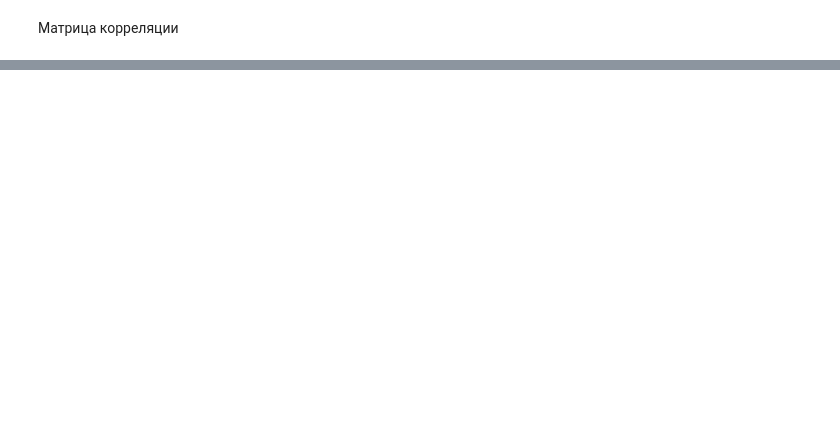
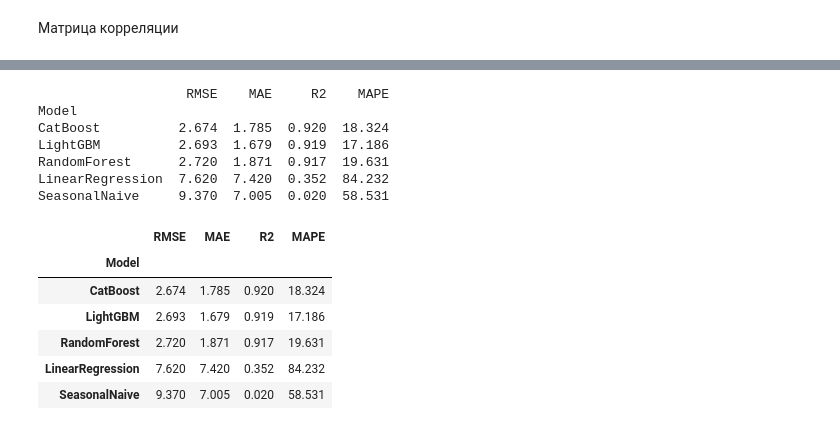
Before and after one commit to rapogahu/MT-Hackathon-2026, a Jupyter notebook: experiments.ipynb, the cells around one changed output, grey strips where cells are left out. Drawn from its saved outputs; the diff is of its cells as text; code cells hidden in the pictures; blank space fills up the shorter version.

Commit message:
Add training models

```diff
--- a/experiments.ipynb
+++ b/experiments.ipynb
@@ -88,0 +161,16 @@ plt.show()
+# %%
+from sklearn.metrics import mean_squared_error, mean_absolute_error, r2_score
+
+def mape(y_true, y_pred):
+    y_true, y_pred = np.asarray(y_true, float), np.asarray(y_pred, float)
+    mask = y_true != 0
+    return np.mean(np.abs((y_true[mask] - y_pred[mask]) / y_true[mask])) * 100
+
+def evaluate(name, y_true, y_pred):
+    return {
+        'Model': name,
+        'RMSE': np.sqrt(mean_squared_error(y_true, y_pred)),
+        'MAE':  mean_absolute_error(y_true, y_pred),
+        'R2':   r2_score(y_true, y_pred),
+        'MAPE': mape(y_true, y_pred),
+    }
@@ -88,0 +379,41 @@ plt.show()
+# %%
+def main(df):
+    cfg = CONFIG
+    df = build_features(df, cfg)
+    train, test = time_split(df, cfg)
+    feats = get_feature_cols(df, cfg)
+
+    y_test = test[cfg.target].values
+    results = []
+
+    results.append(evaluate('SeasonalNaive',    y_test, seasonal_naive(train, test, cfg)))
+    results.append(evaluate('LinearRegression', y_test, linear_regression(train, test, feats, cfg)))
+    results.append(evaluate('RandomForest',     y_test, random_forest(train, test, feats, cfg)))
+    results.append(evaluate('LightGBM',         y_test, lightgbm_model(train, test, feats, cfg)))
+    results.append(evaluate('CatBoost',         y_test, catboost_model(train, test, feats, cfg)))
+
+    # from models_tft import train_tft
+    #tft_pred = train_tft(train, test, cfg)
+    #results.append(evaluate('TFT', y_test[:len(tft_pred)], tft_pred))
+
+    report = pd.DataFrame(results).set_index('Model').round(3).sort_values('RMSE')
+    print(report)
+    report.to_csv('model_comparison.csv')
+    return report
+# %%
+main(df)
+# %% [output]
+                   RMSE    MAE     R2    MAPE
+Model
+CatBoost          2.674  1.785  0.920  18.324
+LightGBM          2.693  1.679  0.919  17.186
+RandomForest      2.720  1.871  0.917  19.631
+LinearRegression  7.620  7.420  0.352  84.232
+SeasonalNaive     9.370  7.005  0.020  58.531
+|  | RMSE | MAE | R2 | MAPE |
+| Model |  |  |  |  |
+| CatBoost | 2.674 | 1.785 | 0.920 | 18.324 |
+| LightGBM | 2.693 | 1.679 | 0.919 | 17.186 |
+| RandomForest | 2.720 | 1.871 | 0.917 | 19.631 |
+| LinearRegression | 7.620 | 7.420 | 0.352 | 84.232 |
+| SeasonalNaive | 9.370 | 7.005 | 0.020 | 58.531 |
```
Also changed, not shown: parts of 9 cells of this notebook.
